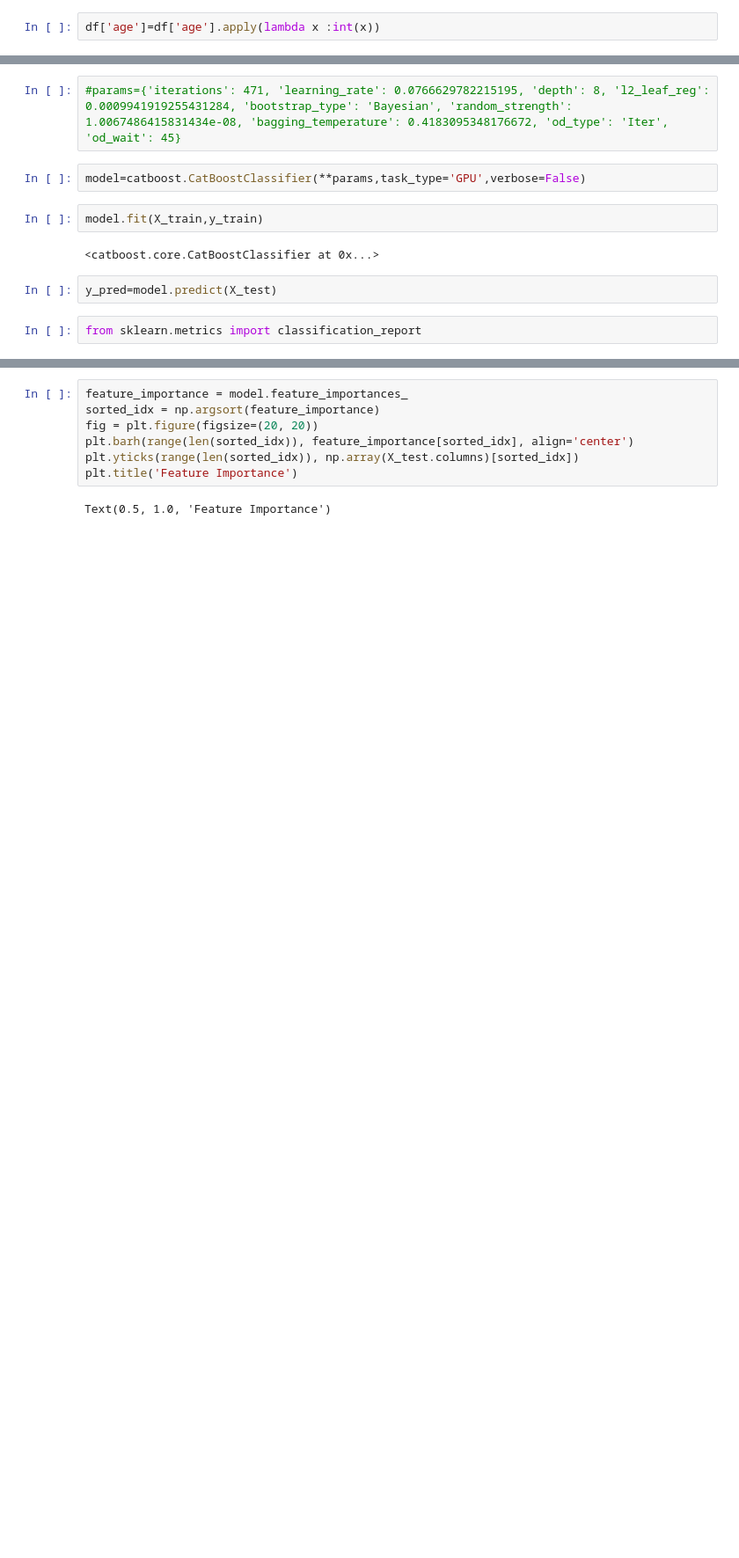
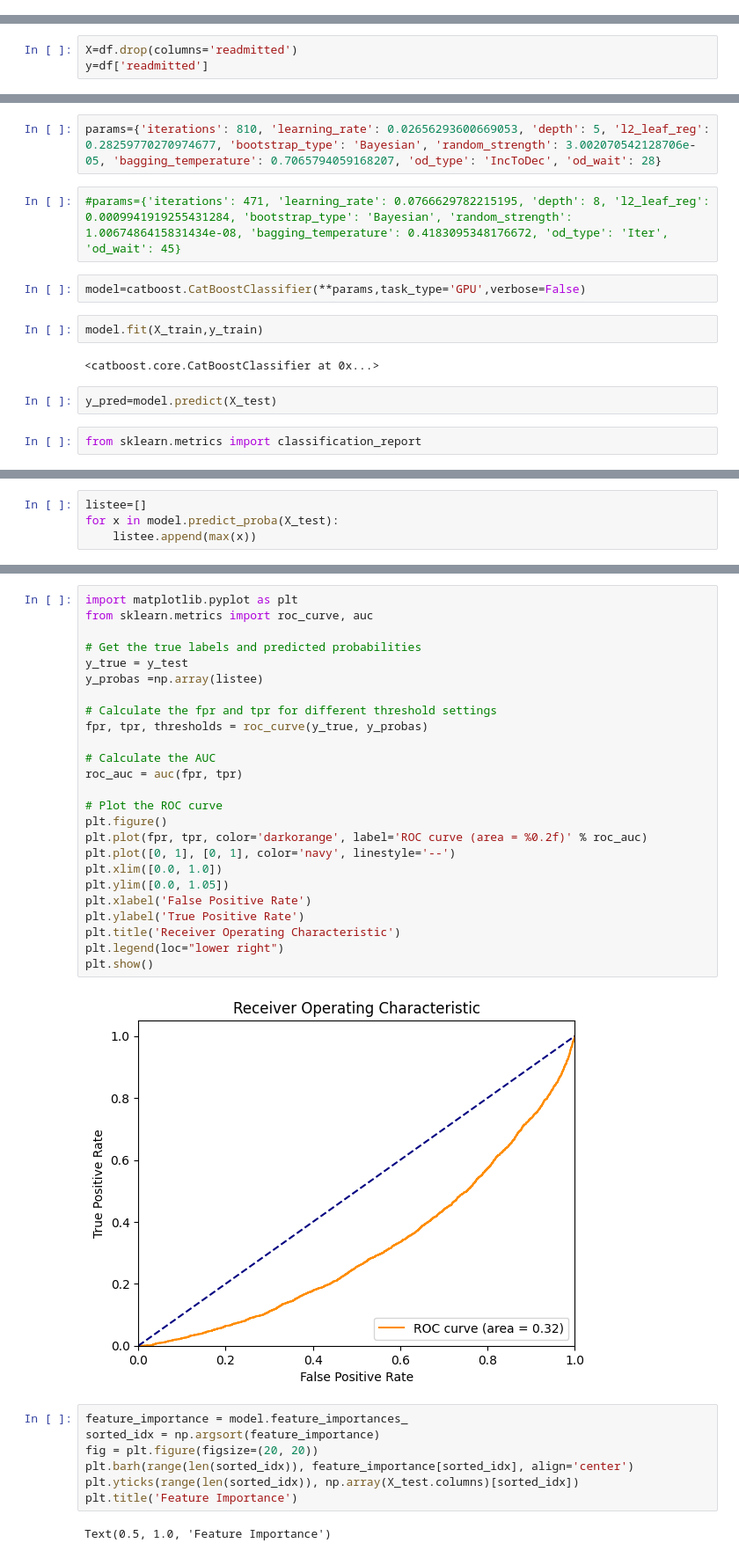
Before and after one commit to Krish-Goyani/AIDRP-AI_Driven_Diabetes_Readmission_Prevention, a Jupyter notebook: hospital-readmission-prediction-pp-2.ipynb, the cells around one changed output, grey strips where cells are left out. Shown: that part at 88% size. Drawn from its saved outputs; the diff is of its cells as text; blank space fills up the shorter version.

Commit message:
Kaggle Notebook | Hospital Readmission Prediction PP-2 | Version 1

```diff
--- a/hospital-readmission-prediction-pp-2.ipynb
+++ b/hospital-readmission-prediction-pp-2.ipynb
@@ -191,2 +346,0 @@ for col in ['race','diag_1','diag_2','diag_3']:
-# %%
-df['age']=df['age'].apply(lambda x :int(x))
@@ -201,3 +347,6 @@ y=df['readmitted']
+# %%
+X=df.drop(columns='readmitted')
+y=df['readmitted']
 # %%
 from sklearn.model_selection import train_test_split
 X_train, X_test, y_train, y_test = train_test_split(X, y, test_size=0.25, random_state=42)
@@ -328,3 +482,5 @@ params={'iterations': 513, 'learning_rate': 0.0397842000536864, 'depth': 7, 'l2_
+# %%
+params={'iterations': 810, 'learning_rate': 0.02656293600669053, 'depth': 5, 'l2_leaf_reg': 0.28259770270974677, 'bootstrap_type': 'Bayesian', 'random_strength': 3.002070542128706e-05, 'bagging_temperature': 0.7065794059168207, 'od_type': 'IncToDec', 'od_wait': 28}
 # %%
 #params={'iterations': 471, 'learning_rate': 0.0766629782215195, 'depth': 8, 'l2_leaf_reg': 0.0009941919255431284, 'bootstrap_type': 'Bayesian', 'random_strength': 1.0067486415831434e-08, 'bagging_temperature': 0.4183095348176672, 'od_type': 'Iter', 'od_wait': 45}
 # %%
@@ -351,0 +515,4 @@ weighted avg       0.58      0.60      0.55     25441
+# %%
+listee=[]
+for x in model.predict_proba(X_test):
+    listee.append(max(x))
@@ -352,3 +523,30 @@ weighted avg       0.58      0.60      0.55     25441
+# %%
+import matplotlib.pyplot as plt
+from sklearn.metrics import roc_curve, auc
+
+# Get the true labels and predicted probabilities
+y_true = y_test
+y_probas =np.array(listee)
+
+# Calculate the fpr and tpr for different threshold settings
+fpr, tpr, thresholds = roc_curve(y_true, y_probas)
+
+# Calculate the AUC
+roc_auc = auc(fpr, tpr)
+
+# Plot the ROC curve
+plt.figure()
+plt.plot(fpr, tpr, color='darkorange', label='ROC curve (area = %0.2f)' % roc_auc)
+plt.plot([0, 1], [0, 1], color='navy', linestyle='--')
+plt.xlim([0.0, 1.0])
+plt.ylim([0.0, 1.05])
+plt.xlabel('False Positive Rate')
+plt.ylabel('True Positive Rate')
+plt.title('Receiver Operating Characteristic')
+plt.legend(loc="lower right")
+plt.show()
+# %% [output]
+[figure, added]
 # %%
 feature_importance = model.feature_importances_
 sorted_idx = np.argsort(feature_importance)
```
Also changed, not shown: parts of 43 cells of this notebook.
